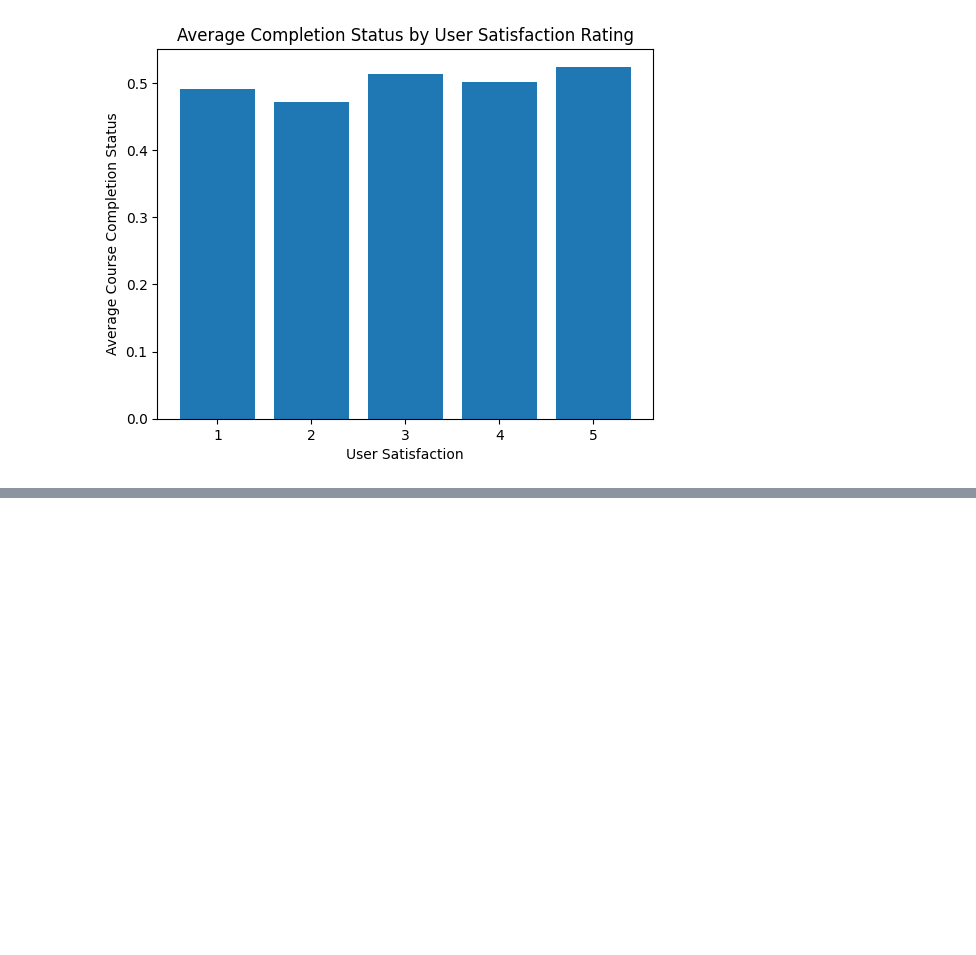
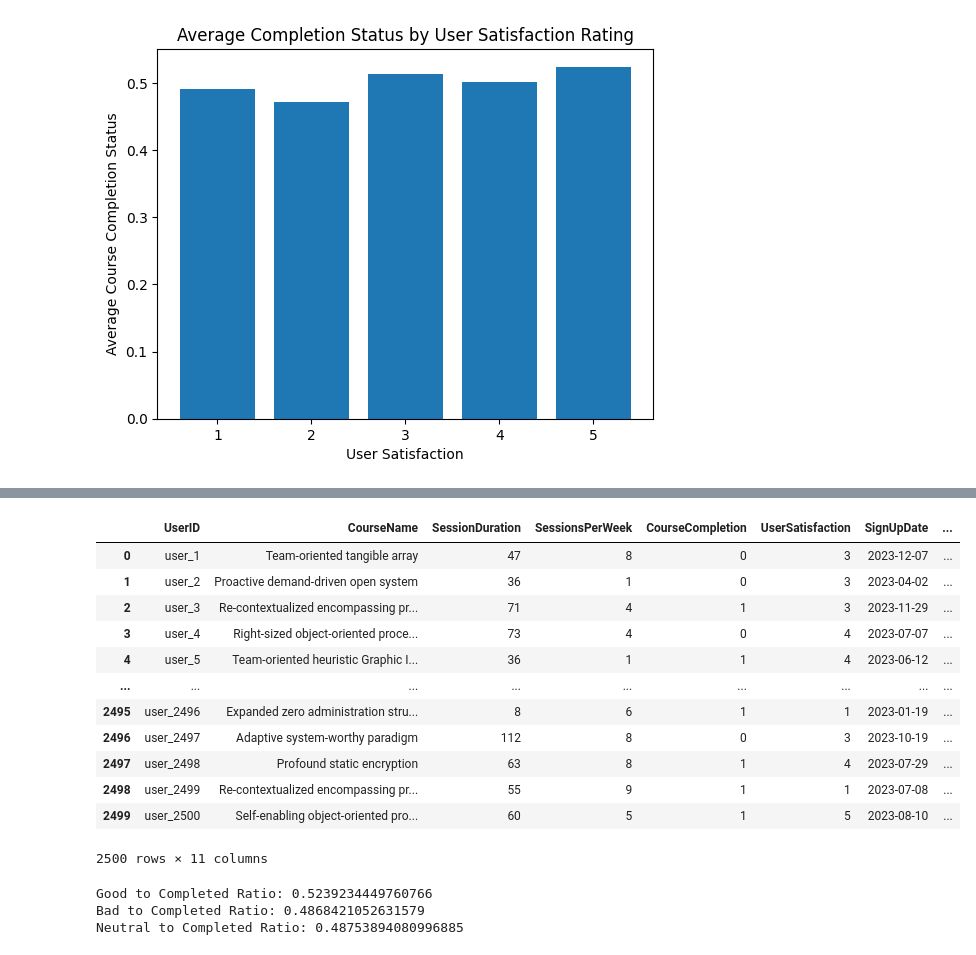
Before and after one commit to miniloda/DS-ML-AI-52-Weeks, a Jupyter notebook: Week1/notebook.ipynb, the cells around one changed output, grey strips where cells are left out. Saved outputs shown, nothing was run; the diff lists cells and outputs as text; code cells hidden in the pictures; blank space fills up the shorter version.

Commit message:
Added NLP and Logistic Regression analysis for the notebook

```diff
--- a/Week1/notebook.ipynb
+++ b/Week1/notebook.ipynb
@@ -133,0 +138,44 @@ plt.show()
+# %%
+from textblob import TextBlob
+
+def get_sentiment(message):
+    analysis = TextBlob(message)
+    if analysis.sentiment.polarity > 0:
+        return 'good'
+    elif analysis.sentiment.polarity < 0:
+        return 'bad'
+    else:
+        return 'neutral'
+# %%
+df["sentiment"] = df["FeedbackComments"].apply(get_sentiment)
+# %%
+df
+# %% [output]
+|  | UserID | CourseName | SessionDuration | SessionsPerWeek | CourseCompletion | UserSatisfaction | SignUpDate | ... |
+| 0 | user_1 | Team-oriented tangible array | 47 | 8 | 0 | 3 | 2023-12-07 | ... |
+| 1 | user_2 | Proactive demand-driven open system | 36 | 1 | 0 | 3 | 2023-04-02 | ... |
+| 2 | user_3 | Re-contextualized encompassing pr... | 71 | 4 | 1 | 3 | 2023-11-29 | ... |
+| 3 | user_4 | Right-sized object-oriented proce... | 73 | 4 | 0 | 4 | 2023-07-07 | ... |
+| 4 | user_5 | Team-oriented heuristic Graphic I... | 36 | 1 | 1 | 4 | 2023-06-12 | ... |
+| ... | ... | ... | ... | ... | ... | ... | ... | ... |
+| 2495 | user_2496 | Expanded zero administration stru... | 8 | 6 | 1 | 1 | 2023-01-19 | ... |
+| 2496 | user_2497 | Adaptive system-worthy paradigm | 112 | 8 | 0 | 3 | 2023-10-19 | ... |
+| 2497 | user_2498 | Profound static encryption | 63 | 8 | 1 | 4 | 2023-07-29 | ... |
+| 2498 | user_2499 | Re-contextualized encompassing pr... | 55 | 9 | 1 | 1 | 2023-07-08 | ... |
+| 2499 | user_2500 | Self-enabling object-oriented pro... | 60 | 5 | 1 | 5 | 2023-08-10 | ... |
+2500 rows × 11 columns
+# %%
+good_completed_ratio = df[(df["sentiment"] == "good") & (df["CourseCompletion"] == 1)]["CourseCompletion"].count() / df[df["sentiment"] == "good"]["CourseCompletion"].count()
+
+print("Good to Completed Ratio:", good_completed_ratio)
+
+bad_completed_ratio = df[(df["sentiment"] == "bad") & (df["CourseCompletion"] == 1)]["CourseCompletion"].count() / df[df["sentiment"] == "bad"]["CourseCompletion"].count()
+print("Bad to Completed Ratio:", bad_completed_ratio)
+
+neutral_completed_ratio = df[(df["sentiment"] == "neutral") & (df["CourseCompletion"] == 1)]["CourseCompletion"].count() / df[df["sentiment"] == "neutral"]["CourseCompletion"].count()
+
+print("Neutral to Completed Ratio:", neutral_completed_ratio)
+# %% [output]
+Good to Completed Ratio: 0.5239234449760766
+Bad to Completed Ratio: 0.4868421052631579
+Neutral to Completed Ratio: 0.48753894080996885
```
Also changed, not shown: parts of 4 cells of this notebook, 1 other file.
